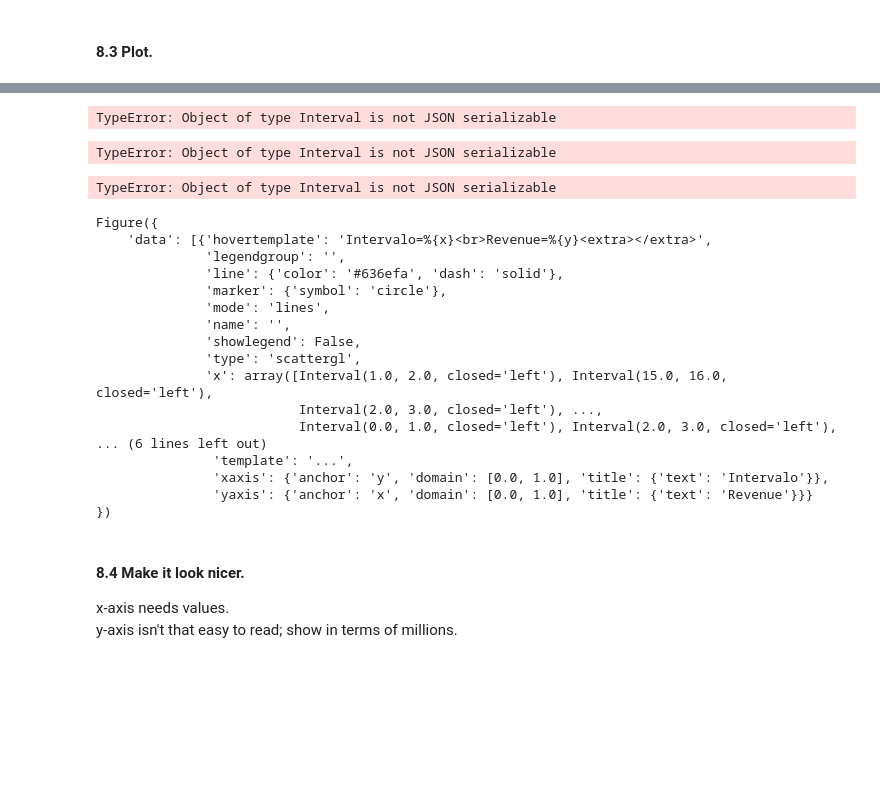
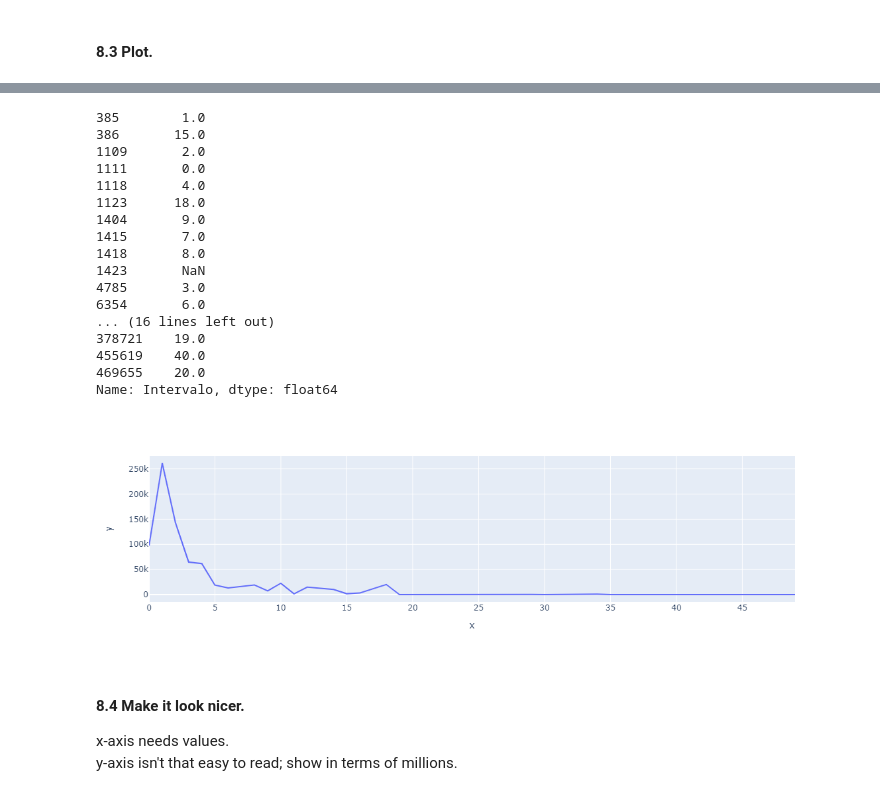
Before and after one commit to JoseYag/pandas_exercises, a Jupyter notebook: 07_Visualization/Online_Retail/Exercises.ipynb, the cells around one changed output, grey strips where cells are left out. Saved outputs shown, nothing was run; the diff lists cells and outputs as text; code cells hidden in the pictures; blank space fills up the shorter version.

```diff
--- a/07_Visualization/Online_Retail/Exercises.ipynb
+++ b/07_Visualization/Online_Retail/Exercises.ipynb
@@ -308,0 +310,2 @@ df_top3.Intervalo.
+# %%
+df_top3['Intervalo'] = df_top3['Intervalo'].dropna().astype(str).str.partition(',')[0].str.slice(start=1).astype(int)
@@ -311,26 +355,27 @@ df_top3.Intervalo.
+# %%
+df_top3.Intervalo.drop_duplicates()
+# %% [output]
+385        1.0
+386       15.0
+1109       2.0
+1111       0.0
+1118       4.0
+1123      18.0
+1404       9.0
+1415       7.0
+1418       8.0
+1423       NaN
+4785       3.0
+6354       6.0
+... (16 lines left out)
+378721    19.0
+455619    40.0
+469655    20.0
+Name: Intervalo, dtype: float64
 # %%
-px.line(df_top3, y=df_top3.Revenue, x=df_top3.Intervalo)
+px.line(df_top3, y=df_top3.Revenue.groupby(df_top3.Intervalo).sum(), x=df_top3.Intervalo.drop_duplicates().dropna().sort_values())
 # %% [output]
-TypeError: Object of type Interval is not JSON serializable
-TypeError: Object of type Interval is not JSON serializable
-TypeError: Object of type Interval is not JSON serializable
-Figure({
-    'data': [{'hovertemplate': 'Intervalo=%{x}<br>Revenue=%{y}<extra></extra>',
-              'legendgroup': '',
-              'line': {'color': '#636efa', 'dash': 'solid'},
-              'marker': {'symbol': 'circle'},
-              'mode': 'lines',
-              'name': '',
-              'showlegend': False,
-              'type': 'scattergl',
-              'x': array([Interval(1.0, 2.0, closed='left'), Interval(15.0, 16.0, closed='left'),
-                          Interval(2.0, 3.0, closed='left'), ...,
-                          Interval(0.0, 1.0, closed='left'), Interval(2.0, 3.0, closed='left'),
-... (6 lines left out)
-               'template': '...',
-               'xaxis': {'anchor': 'y', 'domain': [0.0, 1.0], 'title': {'text': 'Intervalo'}},
-               'yaxis': {'anchor': 'x', 'domain': [0.0, 1.0], 'title': {'text': 'Revenue'}}}
-})
+[figure, added]
 # %% [markdown]
 #### 8.4 Make it look nicer.
 x-axis needs values.
```
Also changed, not shown: parts of 5 cells of this notebook, 4 other files.
